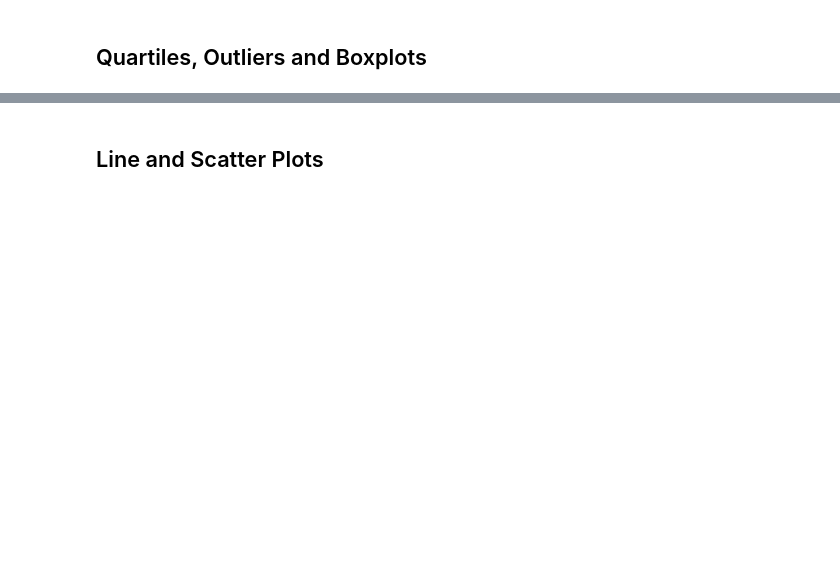
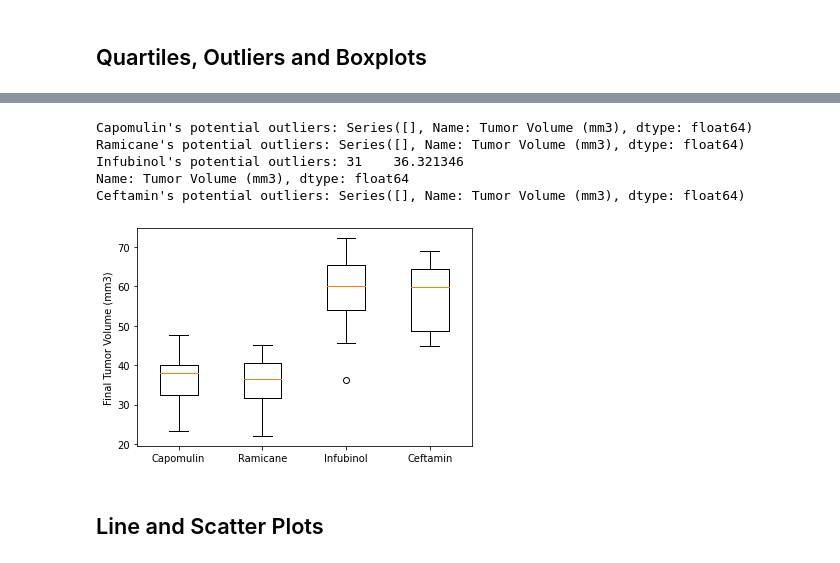
Before and after one commit to cakearns/Mod_5_MatPlotLib_Challenge, a Jupyter notebook: Pymaceuticals/pymaceuticals_starter.ipynb, the cells around one changed output, grey strips where cells are left out. Cells and saved outputs as stored; diff of their text form; code cells hidden in the pictures; blank space fills up the shorter version.

```diff
--- a/Pymaceuticals/pymaceuticals_starter.ipynb
+++ b/Pymaceuticals/pymaceuticals_starter.ipynb
@@ -172,9 +180,11 @@ plt.show()
 # Capomulin, Ramicane, Infubinol, and Ceftamin
 
 # Start by getting the last (greatest) timepoint for each mouse
+maxtimepoint=clean_study_data_complete.groupby(["Mouse ID"])["Timepoint"].max().reset_index()
+
+# Merge this group df with the original dataframe to get the tumor volume at the last timepoint
+merged_data=maxtimepoint.merge(clean_study_data_complete, on=["Mouse ID", "Timepoint"], how="left")
 
 
-# Merge this group df with the original dataframe to get the tumor volume at the last timepoint
-
 merged_data.head()
 # %% [output]
@@ -182,6 +197,7 @@ NameError: name 'merged_data' is not defined
 # %%
 # Put treatments into a list for for loop (and later for plot labels)
 treatment_list = ["Capomulin", "Ramicane", "Infubinol", "Ceftamin"]
+
 
 # Create empty list to fill with tumor vol data (for plotting)
 tumor_vol_list = []
@@ -190,18 +206,36 @@ tumor_vol_list = []
 for drug in treatment_list:
 
     # Locate the rows which contain mice on each drug and get the tumor volumes
-
+    tumorvolume=merged_data.loc[merged_data["Drug Regimen"]==drug, "Tumor Volume (mm3)"]
 
     # add subset
-
+    tumor_vol_list.append(tumorvolume)
 
     # Determine outliers using upper and lower bounds
+    quartiles =  tumorvolume.quantile([.25,.5,.75])
+    lowerq = quartiles[0.25]
+    upperq = quartiles[0.75]
+    iqr = upperq-lowerq
+    lower_bound = lowerq - (1.5*iqr)
+    upper_bound = upperq + (1.5*iqr)
+    outliers=tumorvolume.loc[(tumorvolume<lower_bound)|(tumorvolume>upper_bound)]
 
     print(f"{drug}'s potential outliers: {outliers}")
+# %% [output]
+Capomulin's potential outliers: Series([], Name: Tumor Volume (mm3), dtype: float64)
+Ramicane's potential outliers: Series([], Name: Tumor Volume (mm3), dtype: float64)
+Infubinol's potential outliers: 31    36.321346
+Name: Tumor Volume (mm3), dtype: float64
+Ceftamin's potential outliers: Series([], Name: Tumor Volume (mm3), dtype: float64)
 # %%
 # Generate a box plot of the final tumor volume of each mouse across four regimens of interest
 
+plt.boxplot(tumor_vol_list, labels=treatment_list)
+plt.ylabel("Final Tumor Volume (mm3)")
+
 plt.show()
+# %% [output]
+[figure, added]
 # %% [markdown]
 ## Line and Scatter Plots
 # %%
```
Also changed, not shown: parts of 7 cells of this notebook.
